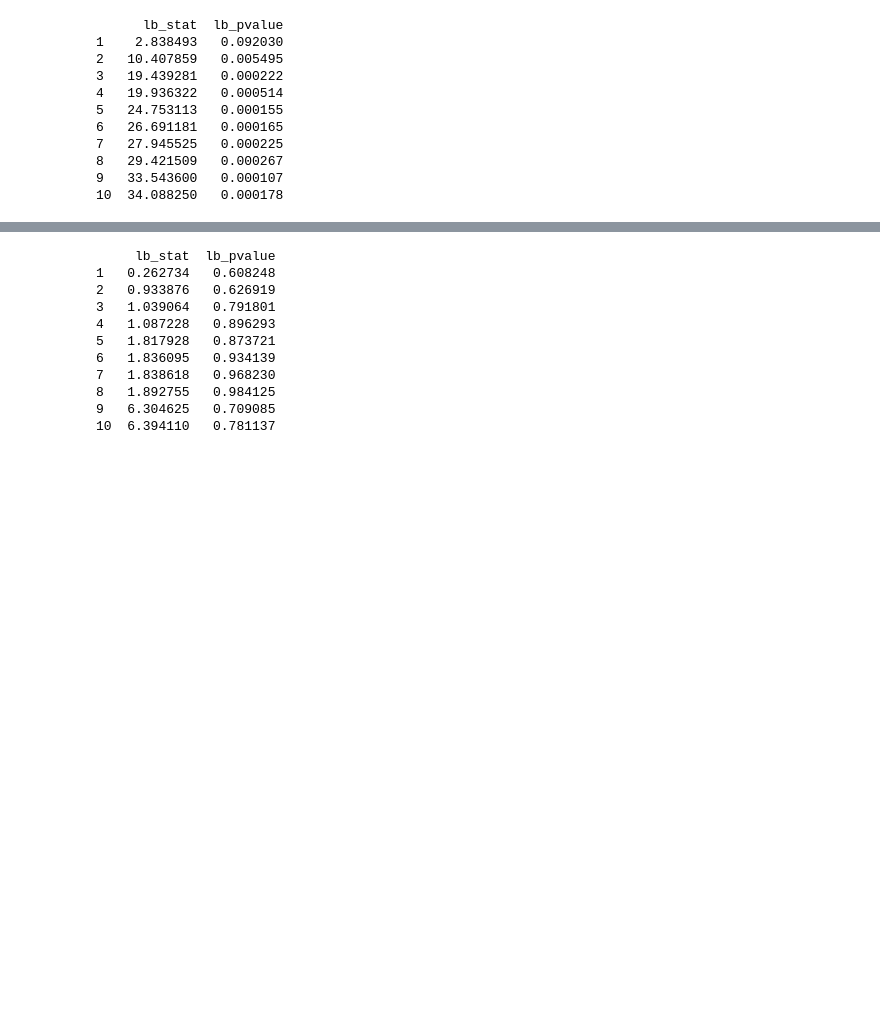
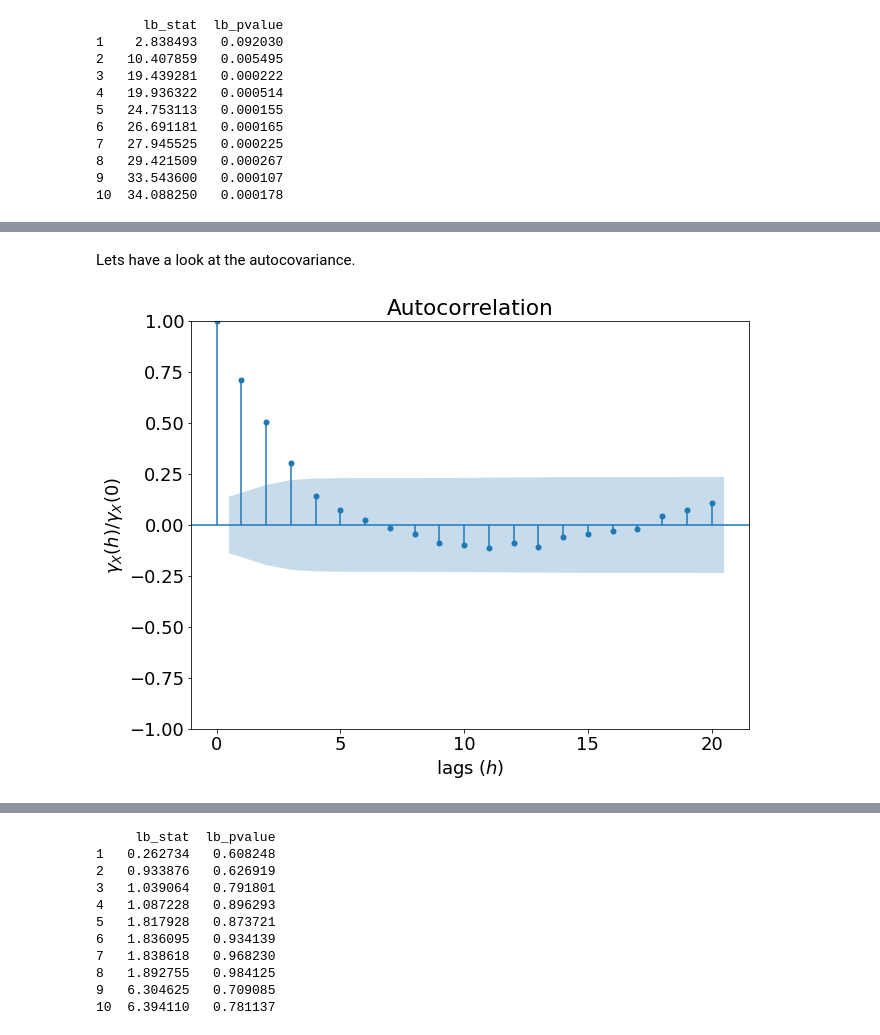
Before and after one commit to YassYe/Deeplearning-Workshops-FYP, a Jupyter notebook: Project2/TimeSeriesProject.ipynb, the cells around one changed output, grey strips where cells are left out. Saved outputs shown, nothing was run; the diff lists cells and outputs as text; code cells hidden in the pictures; blank space fills up the shorter version.

```diff
--- a/Project2/TimeSeriesProject.ipynb
+++ b/Project2/TimeSeriesProject.ipynb
@@ -293,0 +309,11 @@ print(result)
+# %% [markdown]
+Lets have a look at the autocovariance.
+# %%
+#plot ACVF
+plot_acf(AR, lags =20)
+plt.xlabel("lags $(h)$")
+plt.ylabel("$\gamma_X(h) / \gamma_X(0)$")
+plt.savefig(figurepath+"/AR1corr.pdf", format="pdf", bbox_inches="tight")
+plt.show()
+# %% [output]
+[figure, added]
```
Also changed, not shown: parts of 9 cells of this notebook, 5 other files.
